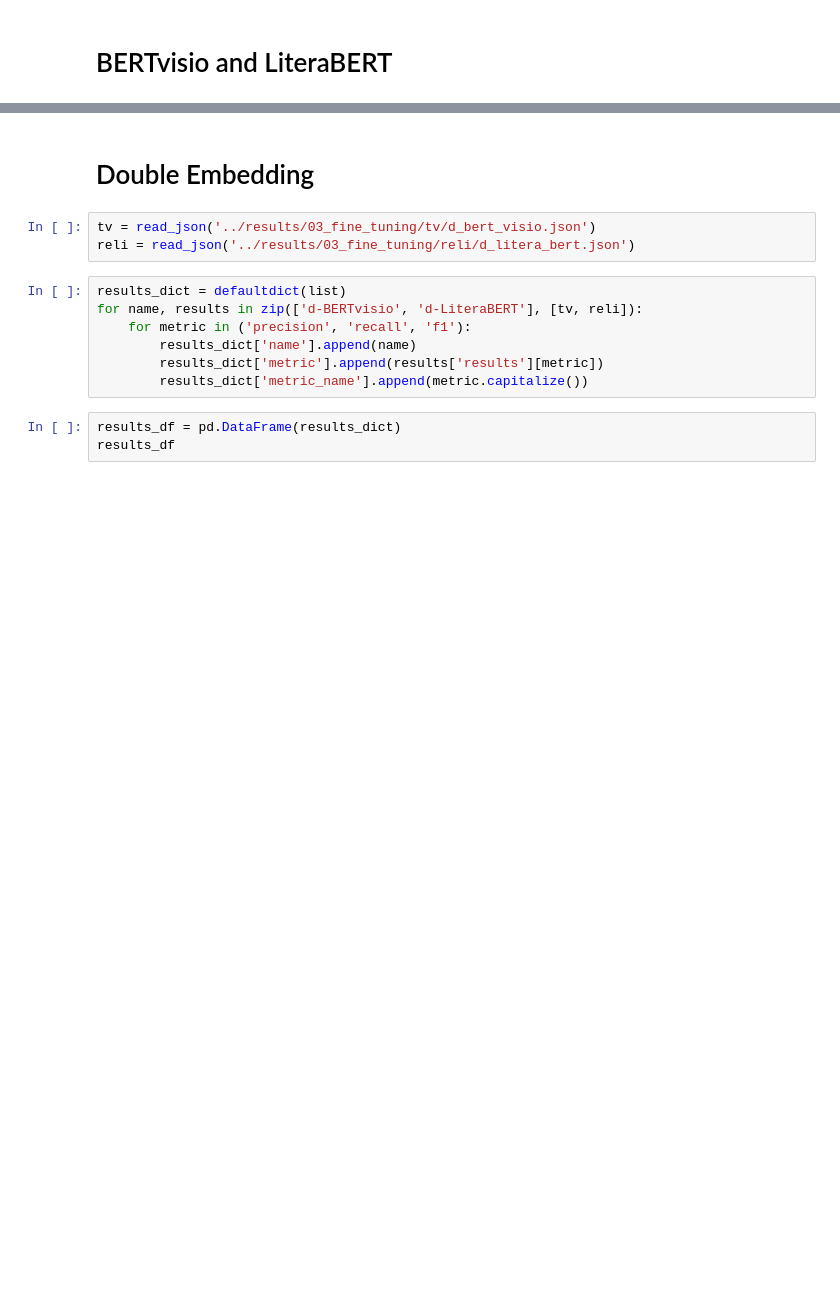
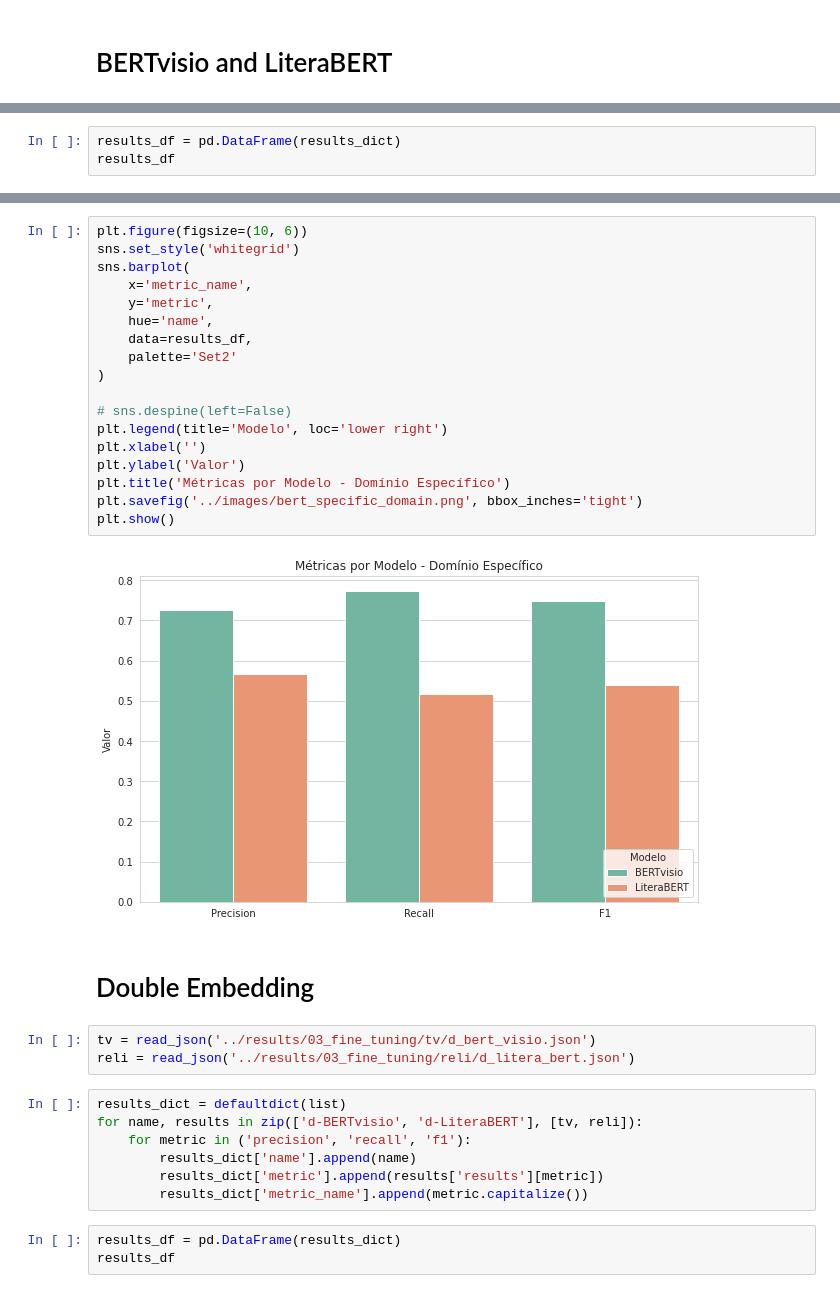
Before and after one commit to jcfneto/aspect-extraction, a Jupyter notebook: notebooks/graphics.ipynb, the cells around one changed output, grey strips where cells are left out. Drawn from its saved outputs; the diff is of its cells as text; blank space fills up the shorter version.

```diff
--- a/notebooks/graphics.ipynb
+++ b/notebooks/graphics.ipynb
@@ -59,0 +68,3 @@ plt.show()
+# %%
+results_df = pd.DataFrame(results_dict)
+results_df
@@ -60,3 +79,23 @@ plt.show()
+# %%
+plt.figure(figsize=(10, 6))
+sns.set_style('whitegrid')
+sns.barplot(
+    x='metric_name',
+    y='metric',
+    hue='name',
+    data=results_df,
+    palette='Set2'
+)
+
+# sns.despine(left=False)
+plt.legend(title='Modelo', loc='lower right')
+plt.xlabel('')
+plt.ylabel('Valor')
+plt.title('Métricas por Modelo - Domínio Específico')
+plt.savefig('../images/bert_specific_domain.png', bbox_inches='tight')
+plt.show()
+# %% [output]
+[figure, added]
 # %% [markdown]
 # Double Embedding
 # %%
```
Also changed, not shown: parts of 22 cells of this notebook, 13 other files.
